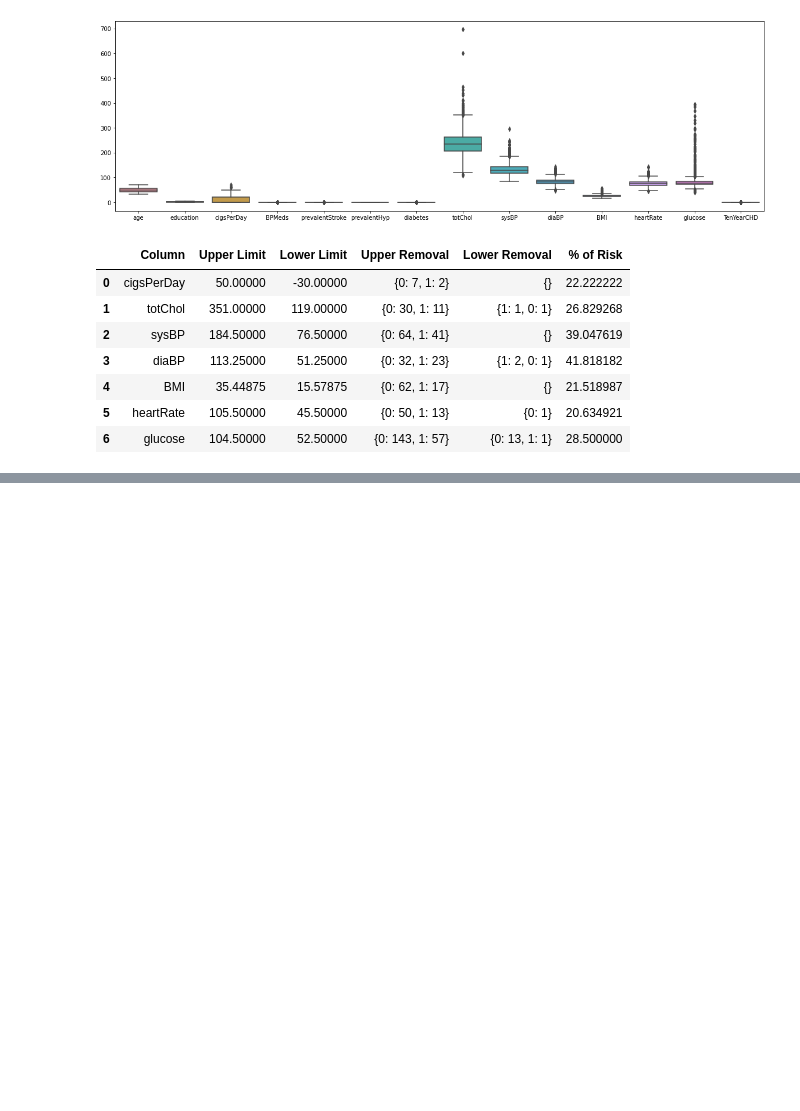
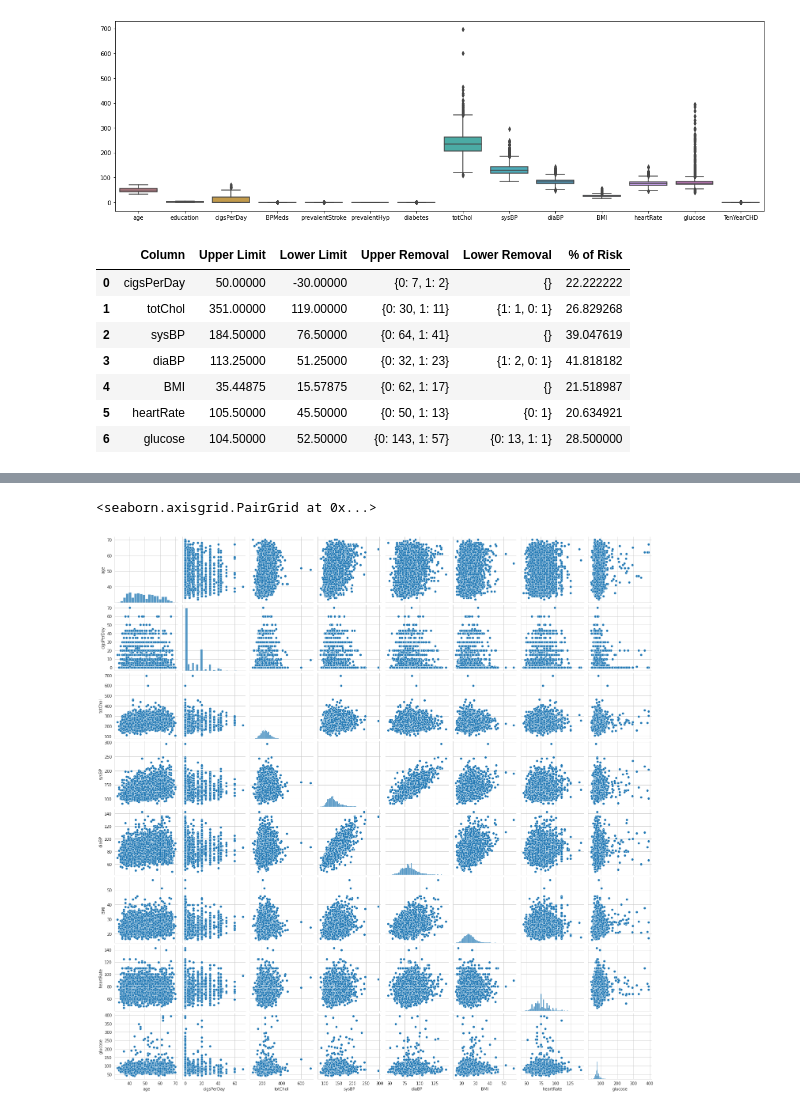
Before and after one commit to amolprabhu/Cardiovascular-Risk-Prediction, a Jupyter notebook: Cardiovascular_Risk_Prediction_Capstone_Project.ipynb, the cells around one changed output, grey strips where cells are left out. Drawn from its saved outputs; the diff is of its cells as text; code cells hidden in the pictures; blank space fills up the shorter version.

```diff
--- a/Cardiovascular_Risk_Prediction_Capstone_Project.ipynb
+++ b/Cardiovascular_Risk_Prediction_Capstone_Project.ipynb
@@ -310,0 +376,6 @@ outlier_cal(['cigsPerDay','totChol','sysBP','diaBP','BMI','heartRate','glucose']
+# %%
+# Bivariate analysis using pairplot
+sns.pairplot(data[numerical_columns])
+# %% [output]
+<seaborn.axisgrid.PairGrid at 0x...>
+[figure, added]
```
Also changed, not shown: parts of 15 cells of this notebook.
